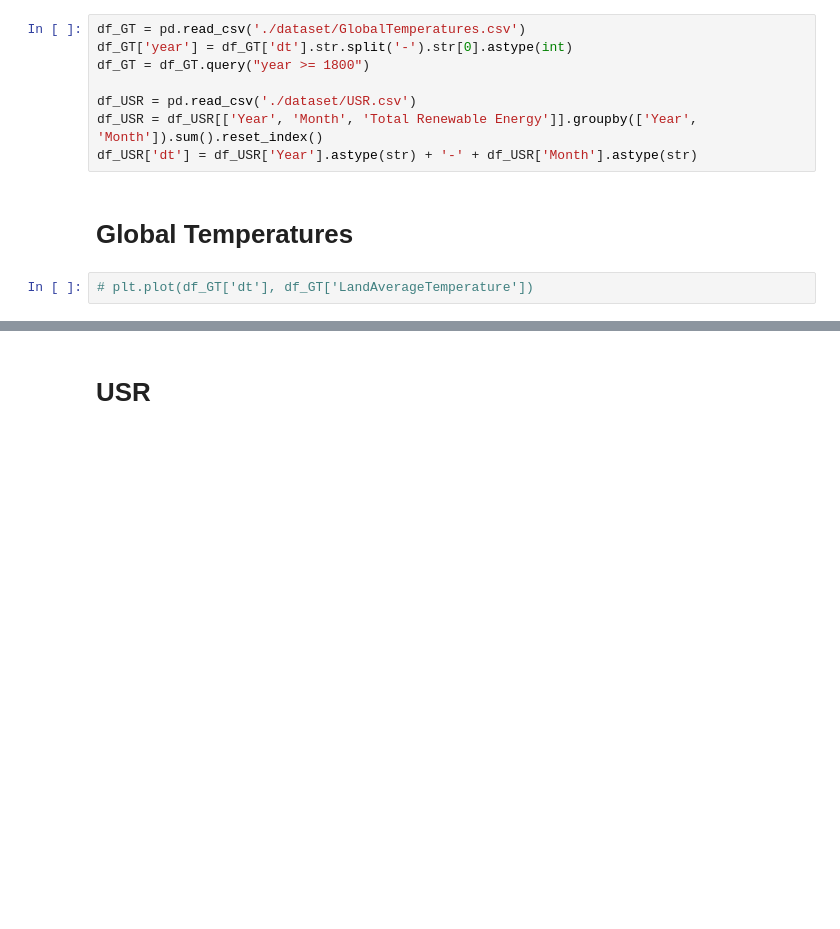
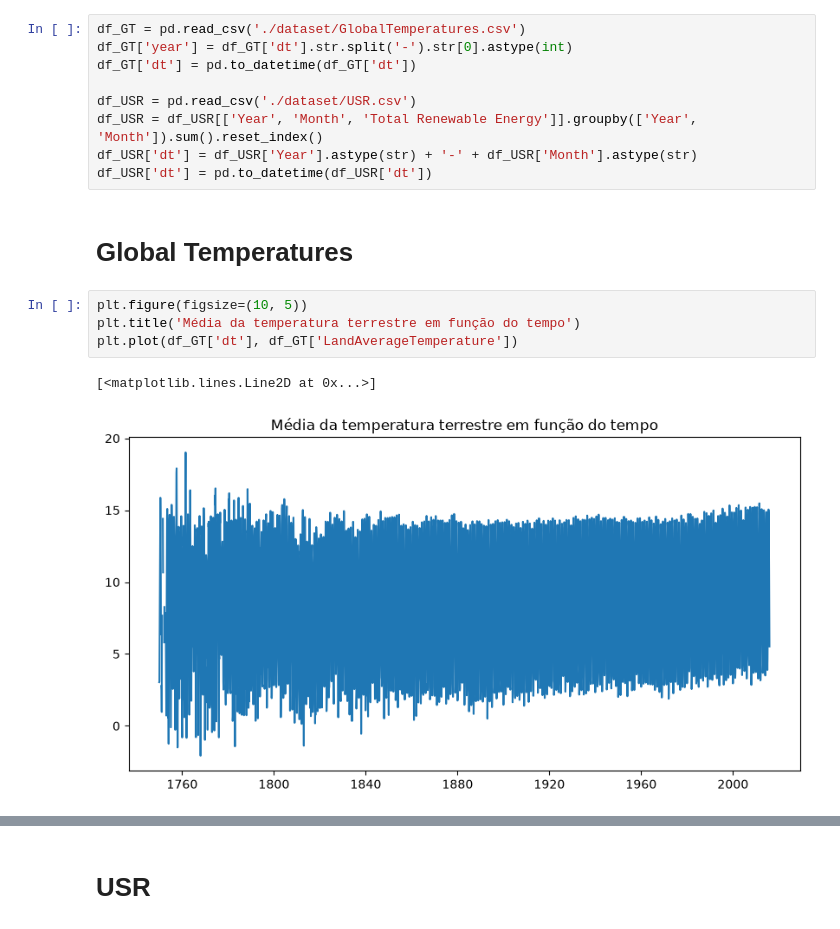
Before and after one commit to mateus2804/TimeSeriesEV, a Jupyter notebook: main.ipynb, the cells around one changed output, grey strips where cells are left out. Drawn from its saved outputs; the diff is of its cells as text; blank space fills up the shorter version.

```diff
--- a/main.ipynb
+++ b/main.ipynb
@@ -44,12 +20,18 @@ configs_de = [
 # %%
 df_GT = pd.read_csv('./dataset/GlobalTemperatures.csv')
 df_GT['year'] = df_GT['dt'].str.split('-').str[0].astype(int)
-df_GT = df_GT.query("year >= 1800")
+df_GT['dt'] = pd.to_datetime(df_GT['dt'])
 
 df_USR = pd.read_csv('./dataset/USR.csv')
 df_USR = df_USR[['Year', 'Month', 'Total Renewable Energy']].groupby(['Year', 'Month']).sum().reset_index()
 df_USR['dt'] = df_USR['Year'].astype(str) + '-' + df_USR['Month'].astype(str)
+df_USR['dt'] = pd.to_datetime(df_USR['dt'])
 # %% [markdown]
 # Global Temperatures
-# %%
-# plt.plot(df_GT['dt'], df_GT['LandAverageTemperature'])
+# %%
+plt.figure(figsize=(10, 5))
+plt.title('Média da temperatura terrestre em função do tempo')
+plt.plot(df_GT['dt'], df_GT['LandAverageTemperature'])
+# %% [output]
+[<matplotlib.lines.Line2D at 0x...>]
+[figure, added]
```
Also changed, not shown: parts of 59 cells of this notebook, 5 other files.
